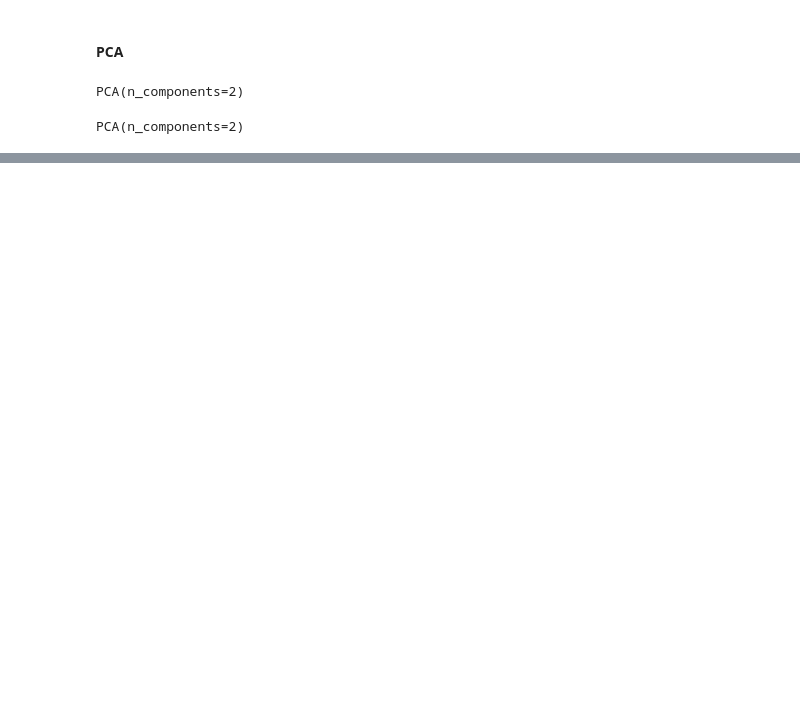
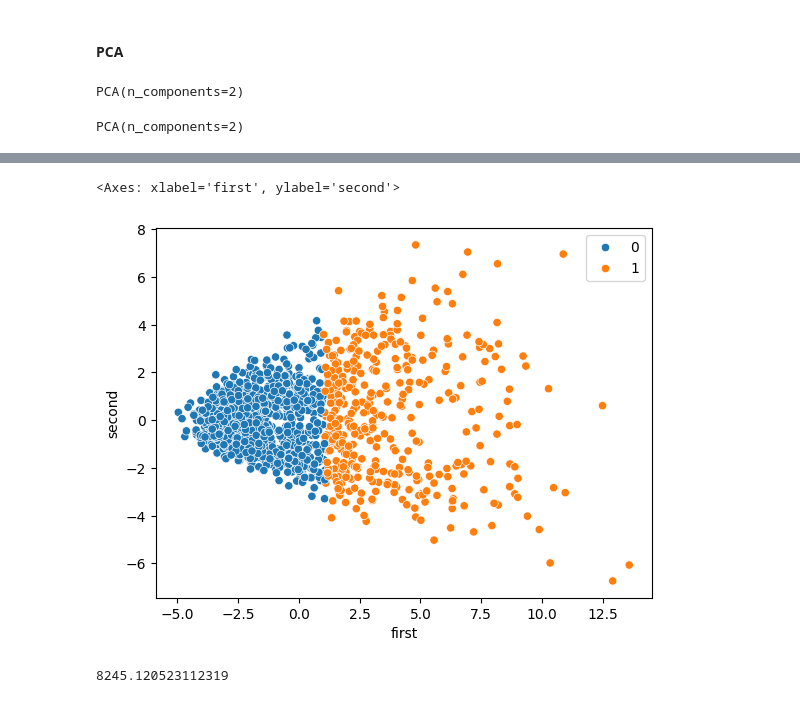
Before and after one commit to Dmmilchev/machine-learning-course, a Jupyter notebook: homeworks/basktetball_performance/solution.ipynb, the cells around one changed output, grey strips where cells are left out. Saved outputs shown, nothing was run; the diff lists cells and outputs as text; code cells hidden in the pictures; blank space fills up the shorter version.

```diff
--- a/homeworks/basktetball_performance/solution.ipynb
+++ b/homeworks/basktetball_performance/solution.ipynb
@@ -399,0 +398,11 @@ array([9.38478878, 3.01837415])
+# %%
+predictions = knn2.predict(X_reduced)
+# %%
+sns.scatterplot(data=X_reduced, x='first', y='second', hue=predictions)
+# %% [output]
+<Axes: xlabel='first', ylabel='second'>
+[figure, added]
+# %%
+knn2.inertia_
+# %% [output]
+8245.120523112319
```
Also changed, not shown: parts of 38 cells of this notebook.
